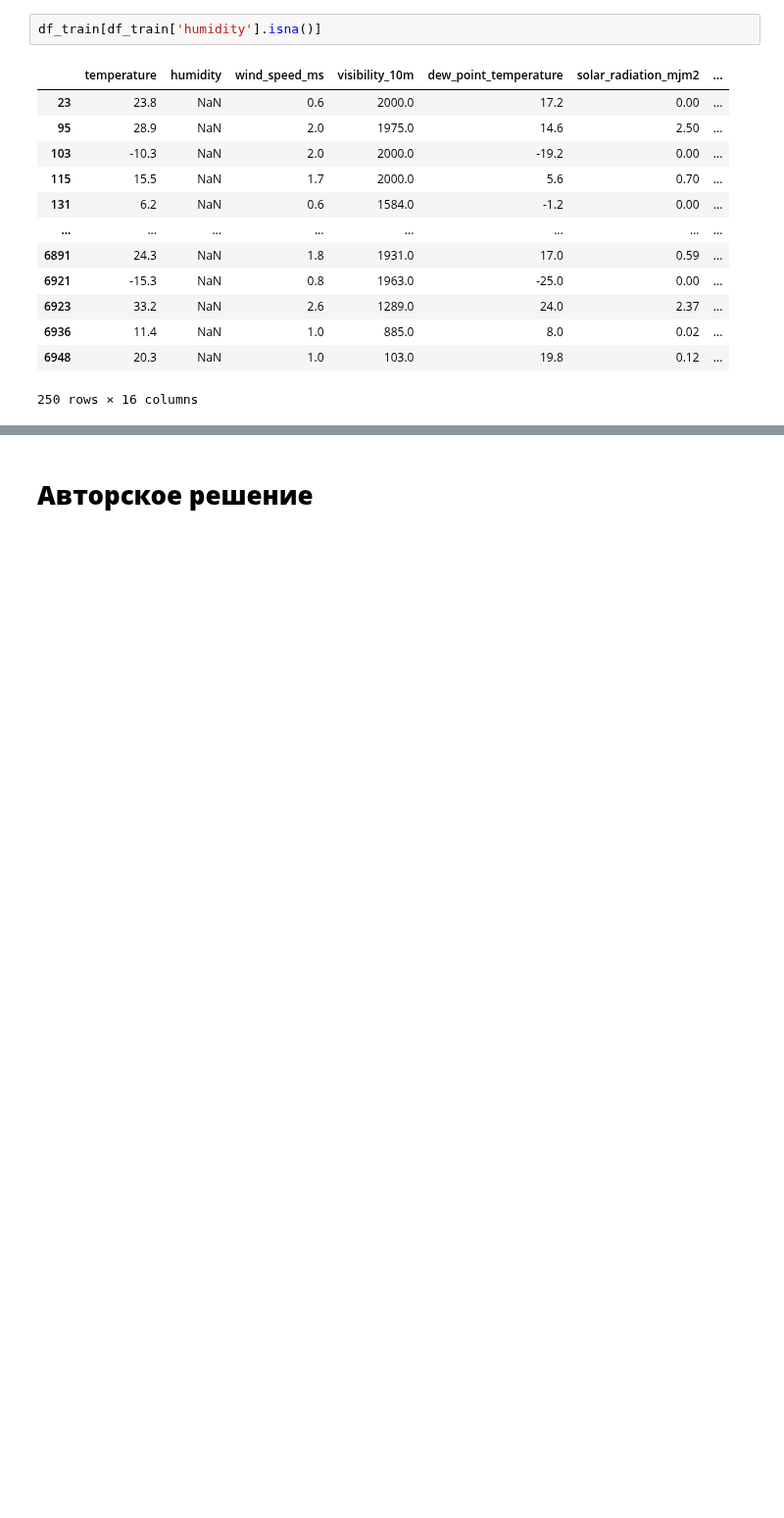
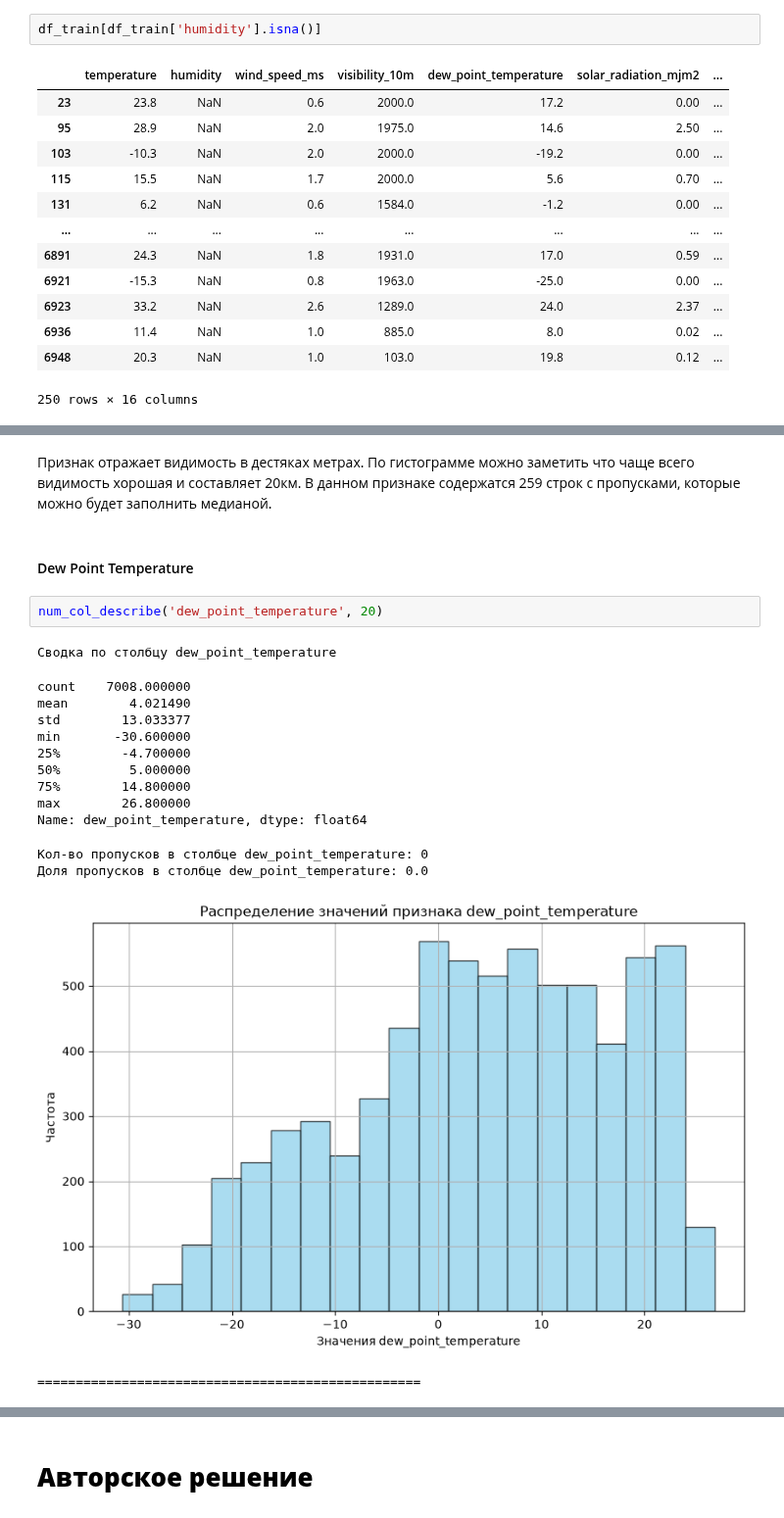
Before and after one commit to ilya-liniukhin/bikesouth_regression_problem, a Jupyter notebook: notebook.ipynb, the cells around one changed output, grey strips where cells are left out. Shown at 98% size. Cells and saved outputs as stored; diff of their text form; blank space fills up the shorter version.

```diff
--- a/notebook.ipynb
+++ b/notebook.ipynb
@@ -613,0 +639,21 @@ df_train[df_train['humidity'].isna()]
+# %% [markdown]
+Признак отражает видимость в дестяках метрах. По гистограмме можно заметить что чаще всего видимость хорошая и составляет 20км. В данном признаке содержатся 259 строк с пропусками, которые можно будет заполнить медианой.
+# %% [markdown]
+#### Dew Point Temperature
+# %%
+num_col_describe('dew_point_temperature', 20)
+# %% [output]
+Сводка по столбцу dew_point_temperature
+count    7008.000000
+mean        4.021490
+std        13.033377
+min       -30.600000
+25%        -4.700000
+50%         5.000000
+75%        14.800000
+max        26.800000
+Name: dew_point_temperature, dtype: float64
+Кол-во пропусков в столбце dew_point_temperature: 0
+Доля пропусков в столбце dew_point_temperature: 0.0
+[figure, added]
+==================================================
```
Also changed, not shown: parts of 43 cells of this notebook, 1 other file.
